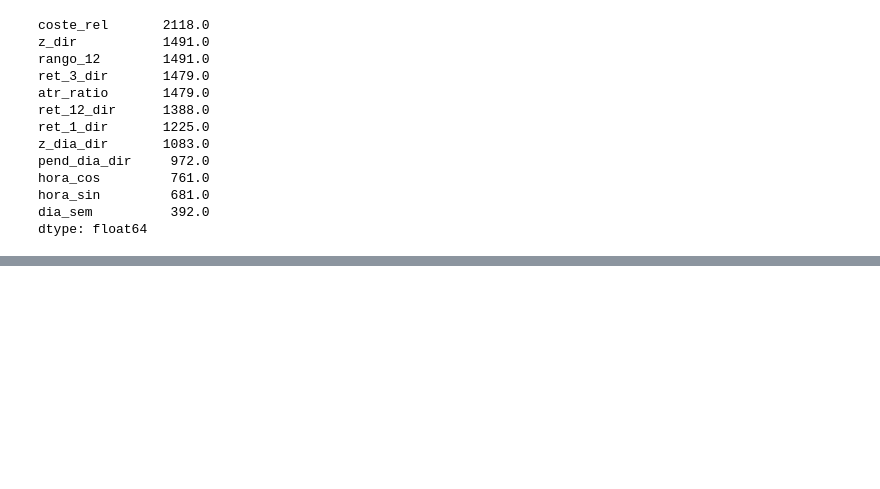
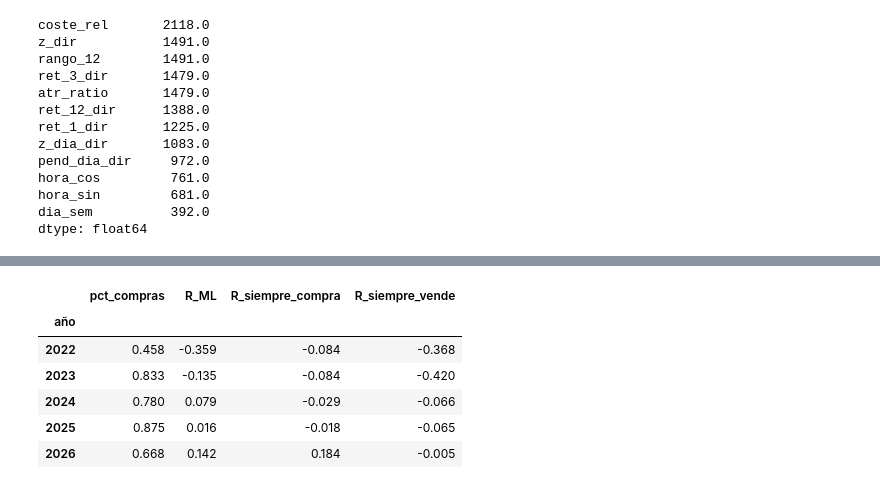
Before and after one commit to K4iserDev/Quant, a Jupyter notebook: notebooks/06_ML.ipynb, the cells around one changed output, grey strips where cells are left out. Saved outputs shown, nothing was run; the diff lists cells and outputs as text; code cells hidden in the pictures; blank space fills up the shorter version.

```diff
--- a/notebooks/06_ML.ipynb
+++ b/notebooks/06_ML.ipynb
@@ -170,0 +289,15 @@ dtype: float64
+# %%
+diag = el_all.assign(año=el_all["datetime"].dt.year).groupby("año").agg(
+    pct_compras=("dir", lambda d: (d == 1).mean()),
+    R_ML=("R", "mean"),
+    R_siempre_compra=("R_buy", "mean"),      # mismas velas, siempre comprando
+    R_siempre_vende=("R_sell", "mean"))
+diag.round(3)
+# %% [output]
+|  | pct_compras | R_ML | R_siempre_compra | R_siempre_vende |
+| año |  |  |  |  |
+| 2022 | 0.458 | -0.359 | -0.084 | -0.368 |
+| 2023 | 0.833 | -0.135 | -0.084 | -0.420 |
+| 2024 | 0.780 | 0.079 | -0.029 | -0.066 |
+| 2025 | 0.875 | 0.016 | -0.018 | -0.065 |
+| 2026 | 0.668 | 0.142 | 0.184 | -0.005 |
```
Also changed, not shown: parts of 5 cells of this notebook, 11 other files.
